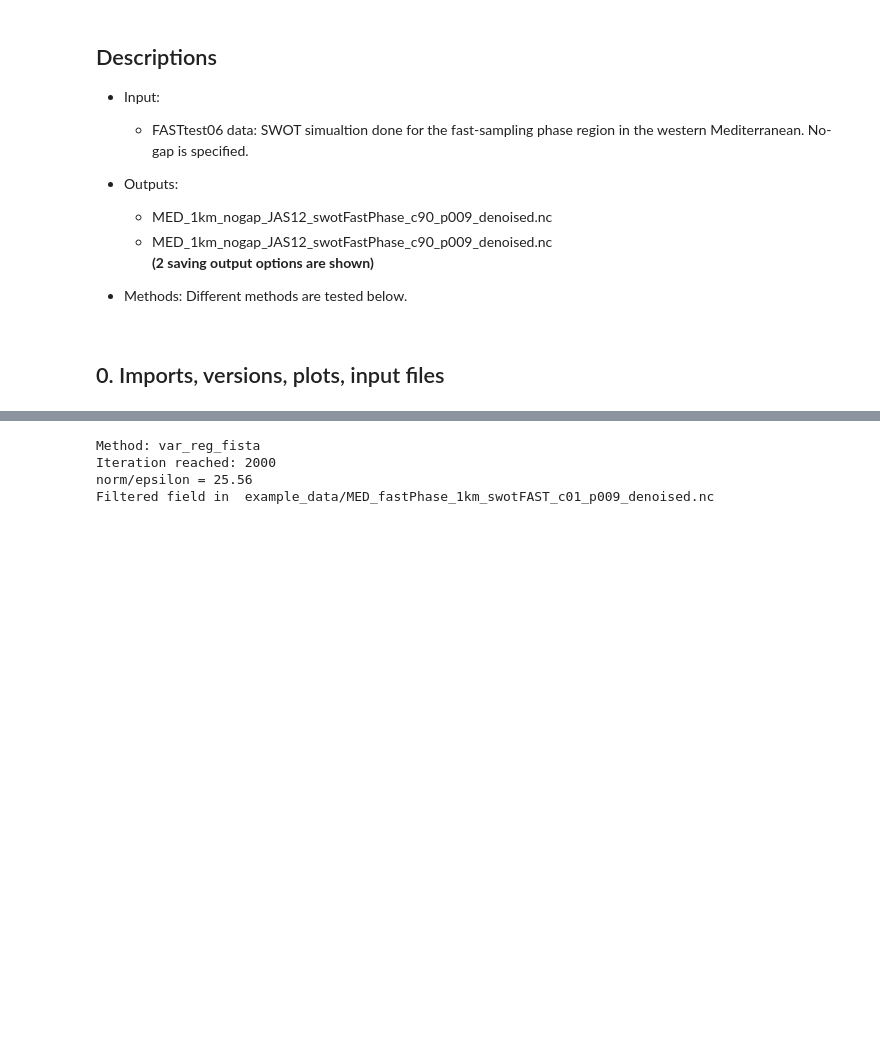
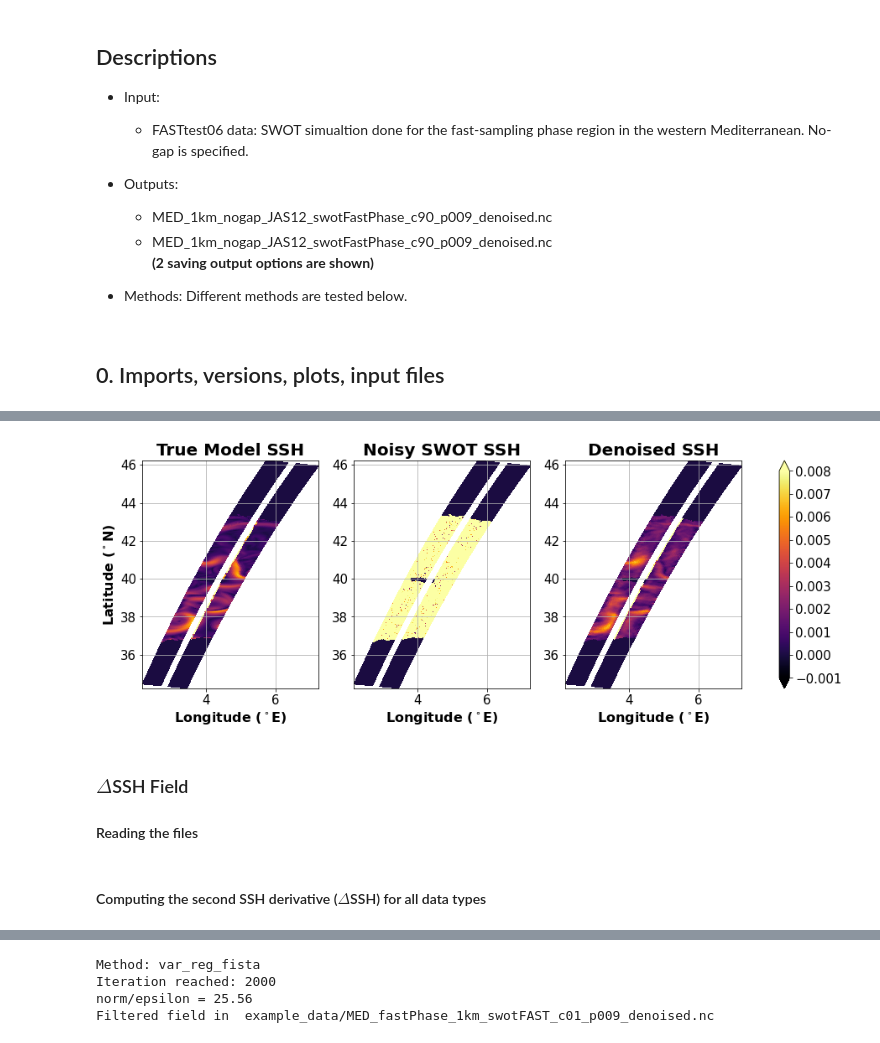
Before and after one commit to meom-group/SWOTmodule, a Jupyter notebook: discover-SWOTmodule.ipynb, the cells around one changed output, grey strips where cells are left out. Drawn from its saved outputs; the diff is of its cells as text; code cells hidden in the pictures; blank space fills up the shorter version.

```diff
--- a/discover-SWOTmodule.ipynb
+++ b/discover-SWOTmodule.ipynb
@@ -95,0 +249,3 @@ output_filename = 'None'
+# %%
+# Reading the denoised SSH Gradient file
+Grad_ssh_denoised, lon, lat, x_ac, time = swotd.read_data(filedir +'MED_fastPhase_1km_swotFAST_c01_p009.nc_denoised_GradSSH_5_0.5.nc', 'SSH', 'lon', 'lat', 'x_ac', 'time')
@@ -95,0 +254,41 @@ output_filename = 'None'
+# %%
+Dgradhx, SWOTgradhx, Mgradhx = swotd.gradx(Grad_ssh_denoised), swotd.gradx(ssh_obs), swotd.gradx(ssh_model)
+Dgradhy, SWOTgradhy, Mgradhy = swotd.grady(Grad_ssh_denoised), swotd.grady(ssh_obs), swotd.grady(ssh_model)
+
+SWOTgradH = np.sqrt( np.square(SWOTgradhx) + np.square(SWOTgradhy) )
+DenoisgradH = np.sqrt( np.square(Dgradhx) + np.square(Dgradhy) )
+ModelgradH = np.sqrt( np.square(Mgradhx) + np.square(Mgradhy) )
+# %%
+vmin = -0.001
+vmax = 0.008
+
+plt.figure(figsize=(16,5))
+ax1 = plt.subplot(1,3,1)
+
+GradSSHplot(ModelgradH)
+plt.grid()
+plt.title('True Model SSH', fontweight = 'bold', fontsize=20)
+plt.ylabel(r'Latitude (${^\circ}$N)', fontweight = 'bold', fontsize=16)
+
+ax2 = plt.subplot(1,3,2)
+GradSSHplot(SWOTgradH)
+plt.grid()
+plt.title('Noisy SWOT SSH', fontweight = 'bold', fontsize=20)
+
+ax3 = plt.subplot(1,3,3)
+GradSSHplot(DenoisgradH)
+plt.grid()
+plt.title('Denoised SSH', fontweight = 'bold', fontsize=20)
+#plt.suptitle('GEOSTROPHIC VELOCITY FIELD', fontsize=16, fontweight = 'bold')
+
+axlist = [ax1,ax2,ax3]
+cbar = plt.colorbar(ax=axlist, extend = 'both')
+tick_font_size = 15
+cbar.ax.tick_params(labelsize=tick_font_size)
+
+#plt.savefig('SwotGeos1.png', bbox_inches='tight', pad_inches=0) # Just uncomment if you are happy with the image and want to save it
+# %% [output]
+[figure, added]
+# %% [markdown]
+### ${\Delta}$SSH Field
+#### Reading the files
@@ -95,0 +297,2 @@ output_filename = 'None'
+# %% [markdown]
+#### Computing the second SSH derivative (${\Delta}$SSH) for all data types
```
Also changed, not shown: parts of 50 cells of this notebook, 1 other file.
